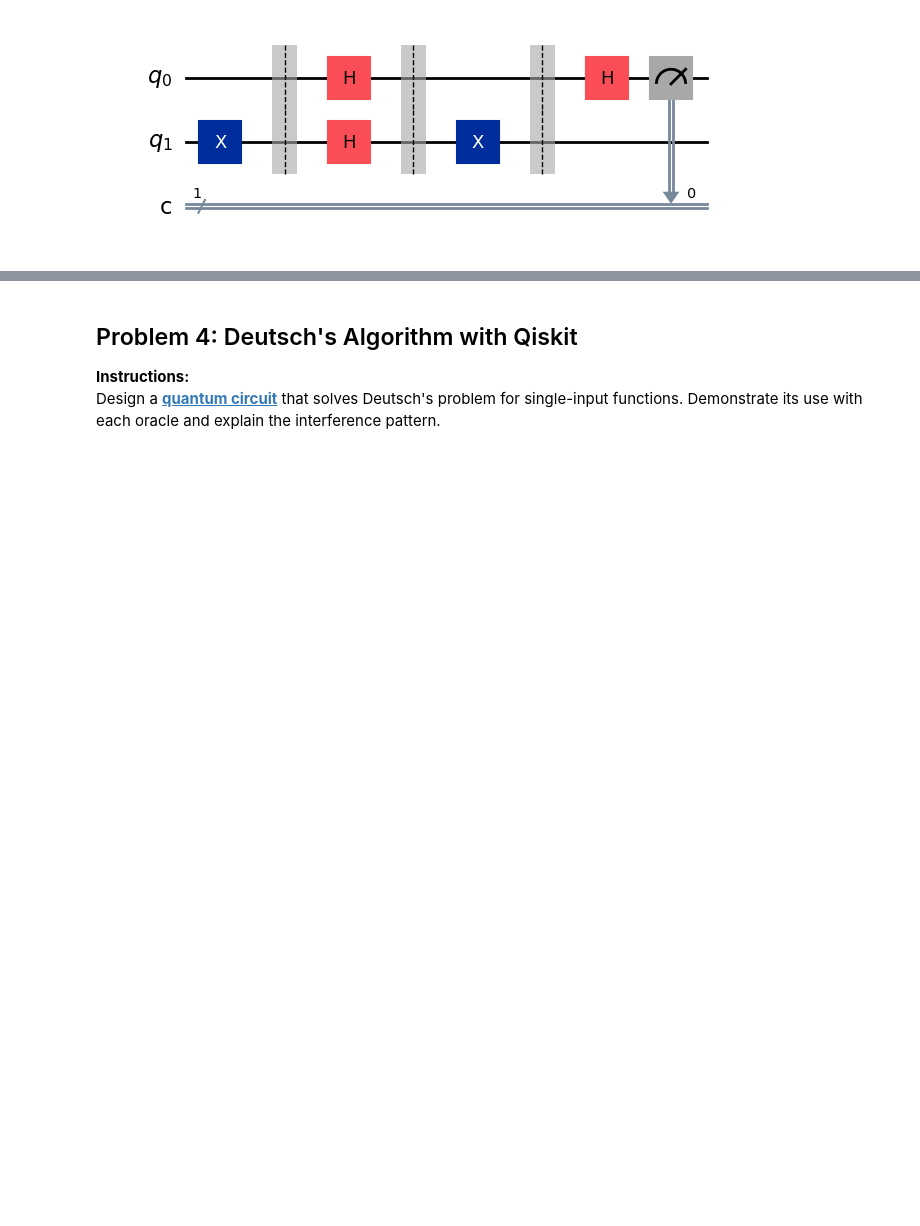
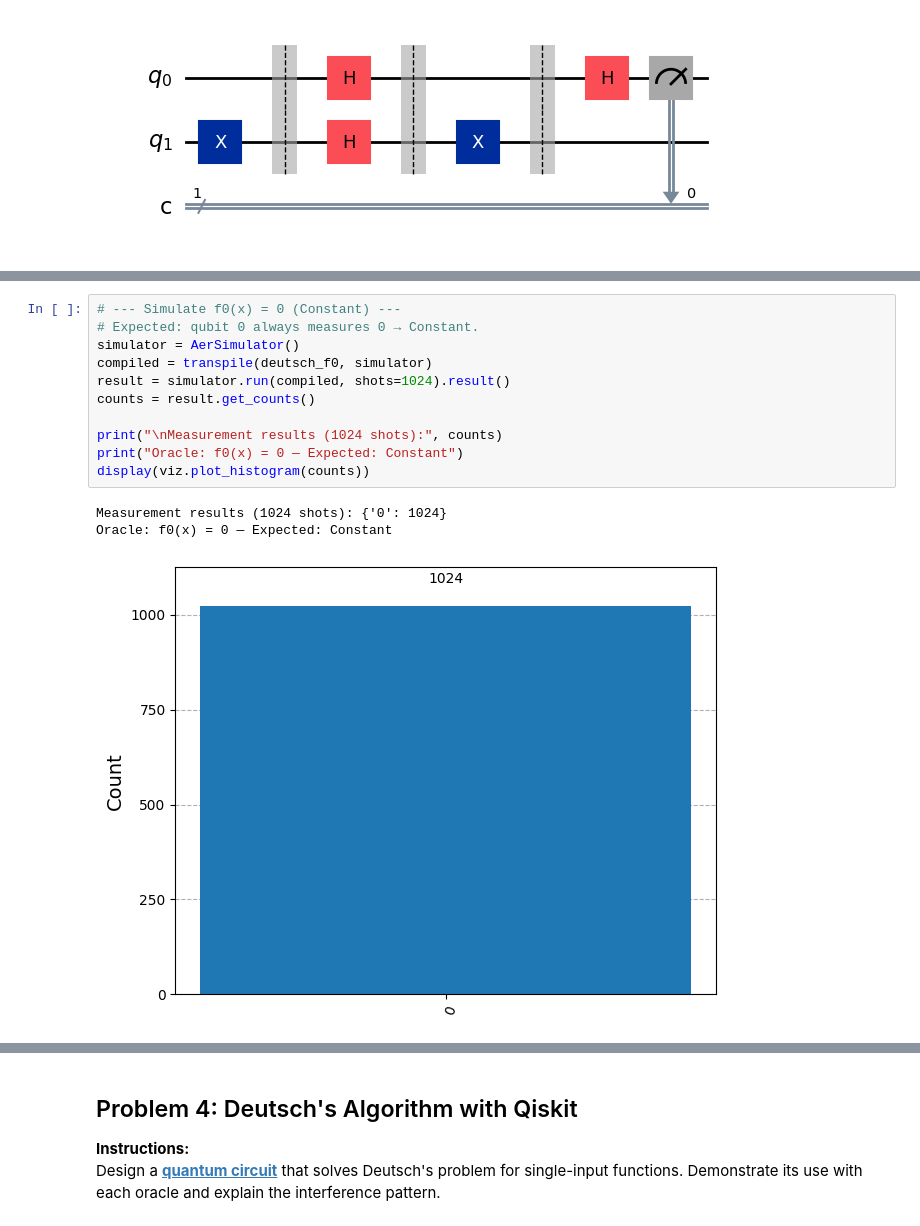
Before and after one commit to TiffanyYongNgikChee/emerging-technologies, a Jupyter notebook: problems.ipynb, the cells around one changed output, grey strips where cells are left out. Drawn from its saved outputs; the diff is of its cells as text; blank space fills up the shorter version.

Commit message:
Simulate Each Deutsch Circuit and show results

```diff
--- a/problems.ipynb
+++ b/problems.ipynb
@@ -2675,0 +2682,15 @@ Deutsch circuit with f3(x) = 1 (Constant):
+# %%
+# --- Simulate f0(x) = 0 (Constant) ---
+# Expected: qubit 0 always measures 0 → Constant.
+simulator = AerSimulator()
+compiled = transpile(deutsch_f0, simulator)
+result = simulator.run(compiled, shots=1024).result()
+counts = result.get_counts()
+
+print("\nMeasurement results (1024 shots):", counts)
+print("Oracle: f0(x) = 0 — Expected: Constant")
+display(viz.plot_histogram(counts))
+# %% [output]
+Measurement results (1024 shots): {'0': 1024}
+Oracle: f0(x) = 0 — Expected: Constant
+[figure, added]
```
Also changed, not shown: parts of 4 cells of this notebook.
